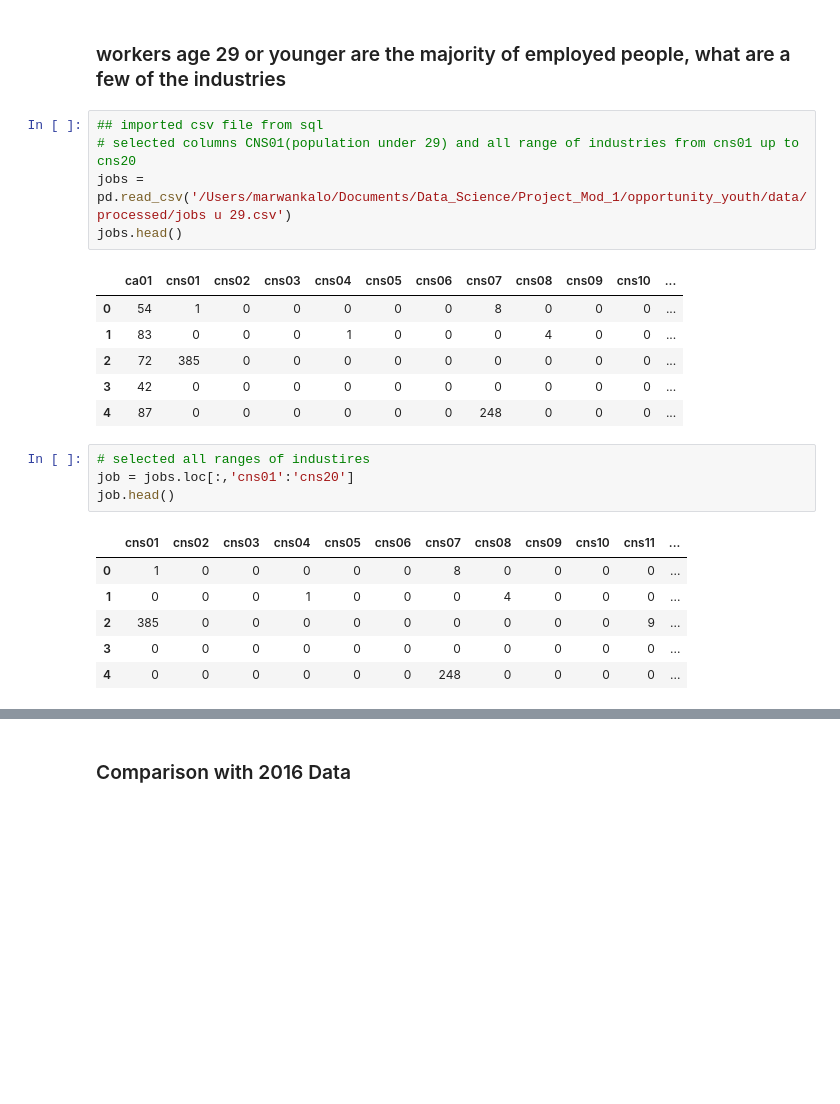
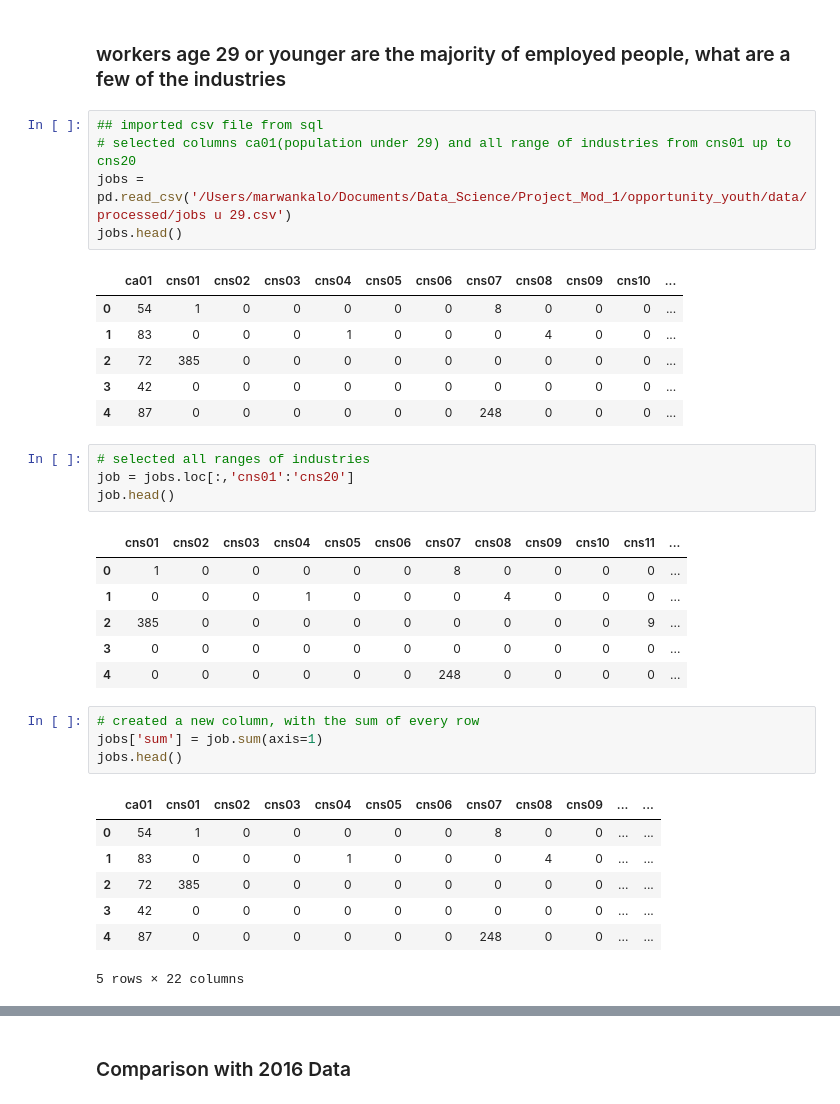
Before and after one commit to marwankalo/opportunity_youth, a Jupyter notebook: notebooks/exploratory/OY calculations.ipynb, the cells around one changed output, grey strips where cells are left out. Drawn from its saved outputs; the diff is of its cells as text; blank space fills up the shorter version.

```diff
--- a/notebooks/exploratory/OY calculations.ipynb
+++ b/notebooks/exploratory/OY calculations.ipynb
@@ -267,7 +267,7 @@ skc_x
 ### workers age 29 or younger are the majority of employed people, what are a few of the industries
 # %%
 ## imported csv file from sql
-# selected columns CNS01(population under 29) and all range of industries from cns01 up to cns20
+# selected columns ca01(population under 29) and all range of industries from cns01 up to cns20
 jobs = pd.read_csv('/Users/marwankalo/Documents/Data_Science/Project_Mod_1/opportunity_youth/data/processed/jobs u 29.csv')
 jobs.head()
 # %% [output]
@@ -278,7 +278,7 @@ jobs.head()
 | 3 | 42 | 0 | 0 | 0 | 0 | 0 | 0 | 0 | 0 | 0 | 0 | ... |
 | 4 | 87 | 0 | 0 | 0 | 0 | 0 | 0 | 248 | 0 | 0 | 0 | ... |
 # %%
-# selected all ranges of industires
+# selected all ranges of industries
 job = jobs.loc[:,'cns01':'cns20']
 job.head()
 # %% [output]
@@ -288,5 +288,17 @@ job.head()
 | 2 | 385 | 0 | 0 | 0 | 0 | 0 | 0 | 0 | 0 | 0 | 9 | ... |
 | 3 | 0 | 0 | 0 | 0 | 0 | 0 | 0 | 0 | 0 | 0 | 0 | ... |
 | 4 | 0 | 0 | 0 | 0 | 0 | 0 | 248 | 0 | 0 | 0 | 0 | ... |
+# %%
+# created a new column, with the sum of every row
+jobs['sum'] = job.sum(axis=1)
+jobs.head()
+# %% [output]
+|  | ca01 | cns01 | cns02 | cns03 | cns04 | cns05 | cns06 | cns07 | cns08 | cns09 | ... | ... |
+| 0 | 54 | 1 | 0 | 0 | 0 | 0 | 0 | 8 | 0 | 0 | ... | ... |
+| 1 | 83 | 0 | 0 | 0 | 1 | 0 | 0 | 0 | 4 | 0 | ... | ... |
+| 2 | 72 | 385 | 0 | 0 | 0 | 0 | 0 | 0 | 0 | 0 | ... | ... |
+| 3 | 42 | 0 | 0 | 0 | 0 | 0 | 0 | 0 | 0 | 0 | ... | ... |
+| 4 | 87 | 0 | 0 | 0 | 0 | 0 | 0 | 248 | 0 | 0 | ... | ... |
+5 rows × 22 columns
 # %%
 # created a new column, with the percentage of population under 29 in the employed people
```
Also changed, not shown: parts of 3 cells of this notebook.
